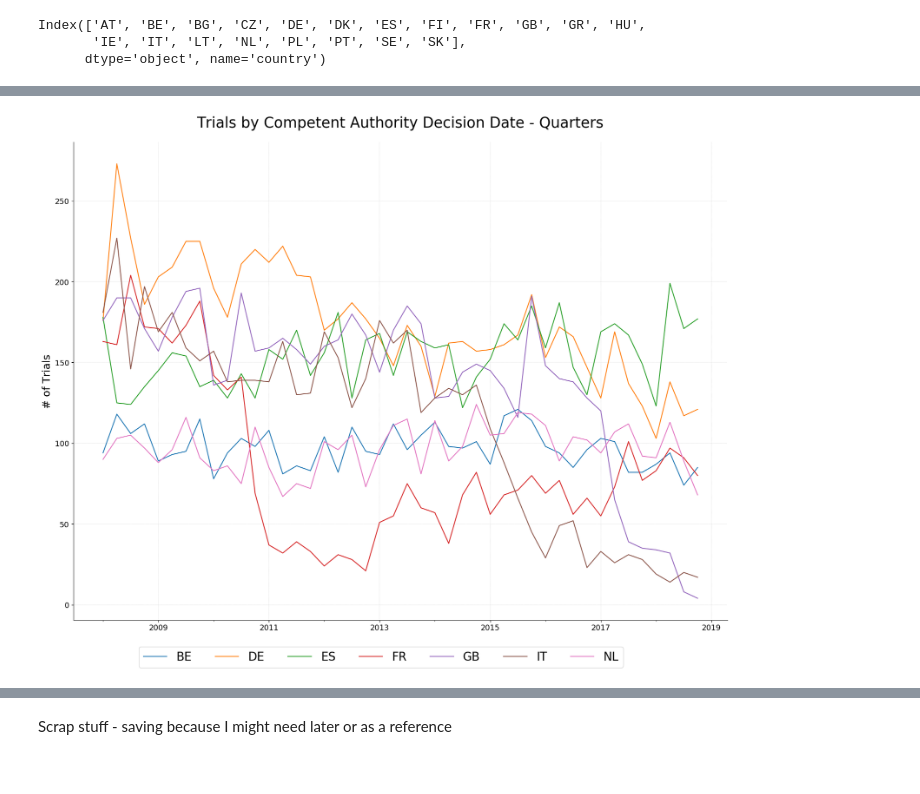
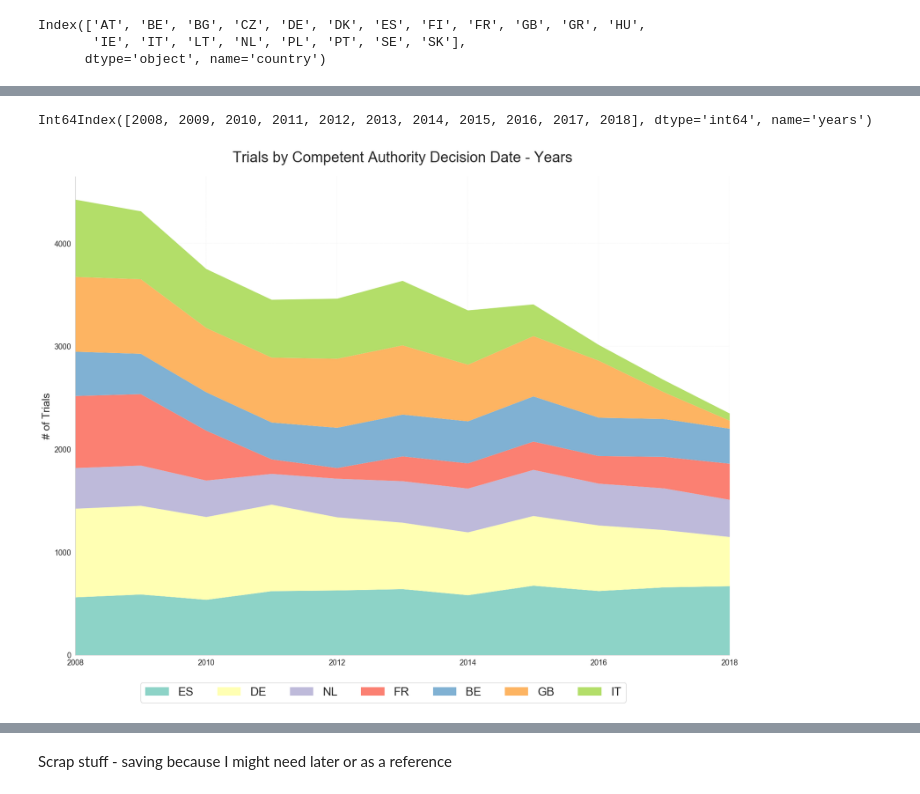
Before and after one commit to ebmdatalab/euctr_country_level_analysis, a Jupyter notebook: EUCTR Trends/Time Trends.ipynb, the cells around one changed output, grey strips where cells are left out. Saved outputs shown, nothing was run; the diff lists cells and outputs as text; code cells hidden in the pictures.

Commit message:
Seaborn and stacks for nicer viz

```diff
--- a/EUCTR Trends/Time Trends.ipynb
+++ b/EUCTR Trends/Time Trends.ipynb
@@ -144,3 +144,26 @@ def which_countries(data, total_trials, greater_than=True, thrd_filter = True):
     return inc_states
 # %%
 included = which_countries(april_19, 4000)
+# %%
+import matplotlib.pyplot as plt
+import seaborn as sns
+
+sns.set_style("whitegrid",{'grid.color': '.9'})
+sns.set_palette("Set3",n_colors=14)
+
+# Reorder the columns by count in the last year
+df = pivoted_cad_q[included]
+df = df.reindex(df.loc['2018-01-01'].sort_values(ascending=False).index, axis=1)
+
+fig, ax = plt.subplots(figsize=(10,7), dpi = 100)
+df.plot(ax=ax, kind='area',  linewidth=0)
+plt.tick_params(axis='both', which='major', labelsize=13)
+plt.title("Trials by Competent Authority Decision Date - Quarters", pad=25, fontsize=25)
+ax.xaxis.set_label_text('')
+ax.yaxis.set_label_text('# of Trials', fontsize=18)
+ax.spines['top'].set_visible(False)
+ax.spines['right'].set_visible(False)
+ax.legend(loc=(.1,-.1), ncol = 7, fontsize = 20)
+ax.yaxis.grid(linestyle='--', linewidth=.25)
+ax.xaxis.grid(linestyle='--', linewidth=.25)
+plt.show()
@@ -147,15 +172,25 @@ included = which_countries(april_19, 4000)
+# %%
+df = pivoted_cad[included]
+df.index
+# %% [output]
+Int64Index([2008, 2009, 2010, 2011, 2012, 2013, 2014, 2015, 2016, 2017, 2018], dtype='int64', name='years')
 # %%
 fig, ax = plt.subplots(figsize=(20,15), dpi = 100)
-pivoted_cad_q[included].plot(ax=ax)
+
+# Reorder the columns by count in the last year
+df = pivoted_cad[included]
+df = df.reindex(df.loc[2018].sort_values(ascending=False).index, axis=1)
+
+df.plot(ax=ax, kind='area', linewidth=0)
 plt.tick_params(axis='both', which='major', labelsize=13)
-plt.title("Trials by Competent Authority Decision Date - Quarters", pad=25, fontsize=25)
+plt.title("Trials by Competent Authority Decision Date - Years", pad=25, fontsize=25)
 ax.xaxis.set_label_text('')
 ax.yaxis.set_label_text('# of Trials', fontsize=18)
 ax.spines['top'].set_visible(False)
 ax.spines['right'].set_visible(False)
 ax.legend(loc=(.1,-.1), ncol = 7, fontsize = 20)
 ax.yaxis.grid(linestyle='--', linewidth=.25)
 ax.xaxis.grid(linestyle='--', linewidth=.25)
 plt.show()
 # %% [output]
-[figure, old version]
+[figure, new version]
```
Also changed, not shown: parts of 8 cells of this notebook, 1 other file.
